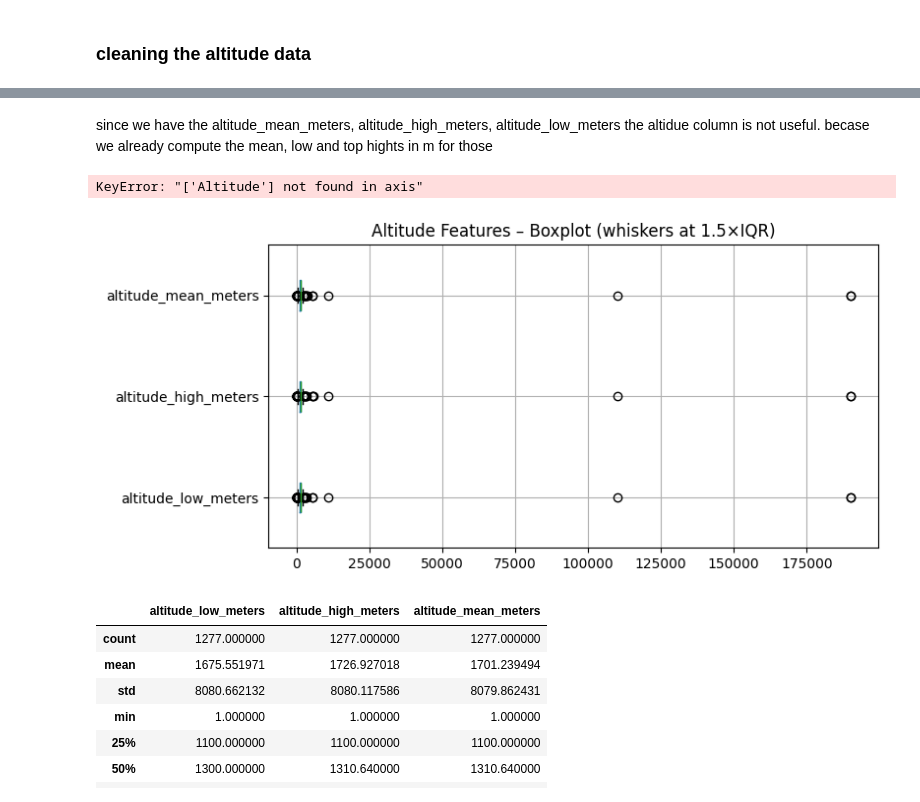
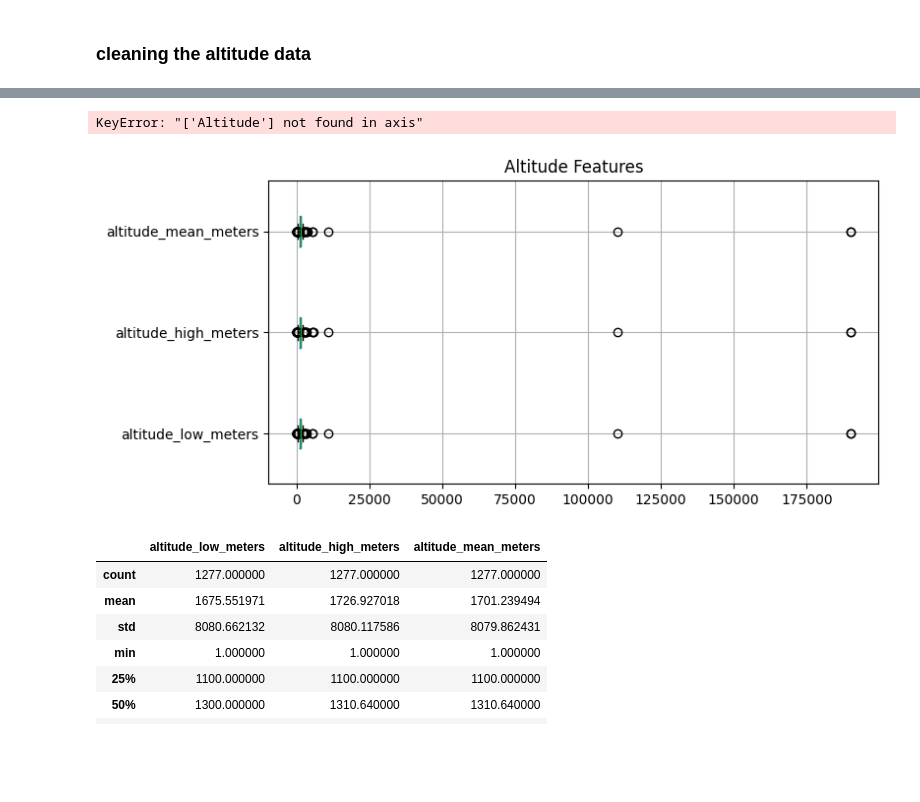
Before and after one commit to SonalJayasinghe/brewlytics, a Jupyter notebook: src/coffee filter/coffee_filter.ipynb, the cells around one changed output, grey strips where cells are left out. Drawn from its saved outputs; the diff is of its cells as text; code cells hidden in the pictures; blank space fills up the shorter version.

```diff
--- a/src/coffee filter/coffee_filter.ipynb
+++ b/src/coffee filter/coffee_filter.ipynb
@@ -4,7 +4,7 @@
 import pandas as pd
 import numpy as np
 
-df = pd.read_csv('data/combined_data_updated.csv')
+df = pd.read_csv('/Users/admin/Documents/PICT/Year 1 Sem 1/ICT/Data Mining and Warehousing/Project/Brewlytics/data/combined_data_updated.csv')
 # %%
 pd.set_option('display.max_columns', None)
 pd.set_option('display.width', 1000)
@@ -585,5 +492,3 @@ calculate_pre_statistics(df)
-# %% [markdown]
-since we have the altitude_mean_meters, altitude_high_meters, altitude_low_meters the altidue column is not useful. becase we already compute the mean, low and top hights in m for those
 # %%
 df.drop(columns=['Altitude'], inplace=True)
 # %% [output]
@@ -591,13 +496,13 @@ KeyError: "['Altitude'] not found in axis"
 # %%
 import matplotlib.pyplot as plt
 cols = ['altitude_low_meters', 'altitude_high_meters', 'altitude_mean_meters']
 
 plt.figure(figsize=(8,4))
 df[cols].boxplot(vert=False, whis=1.5)
-plt.title("Altitude Features – Boxplot (whiskers at 1.5×IQR)")
+plt.title("Altitude Features")
 plt.show()
 # %% [output]
-[figure, old version]
+[figure, new version]
 # %%
 df[cols].describe()
 # %% [output]
```
Also changed, not shown: parts of 68 cells of this notebook, 4 other files.
